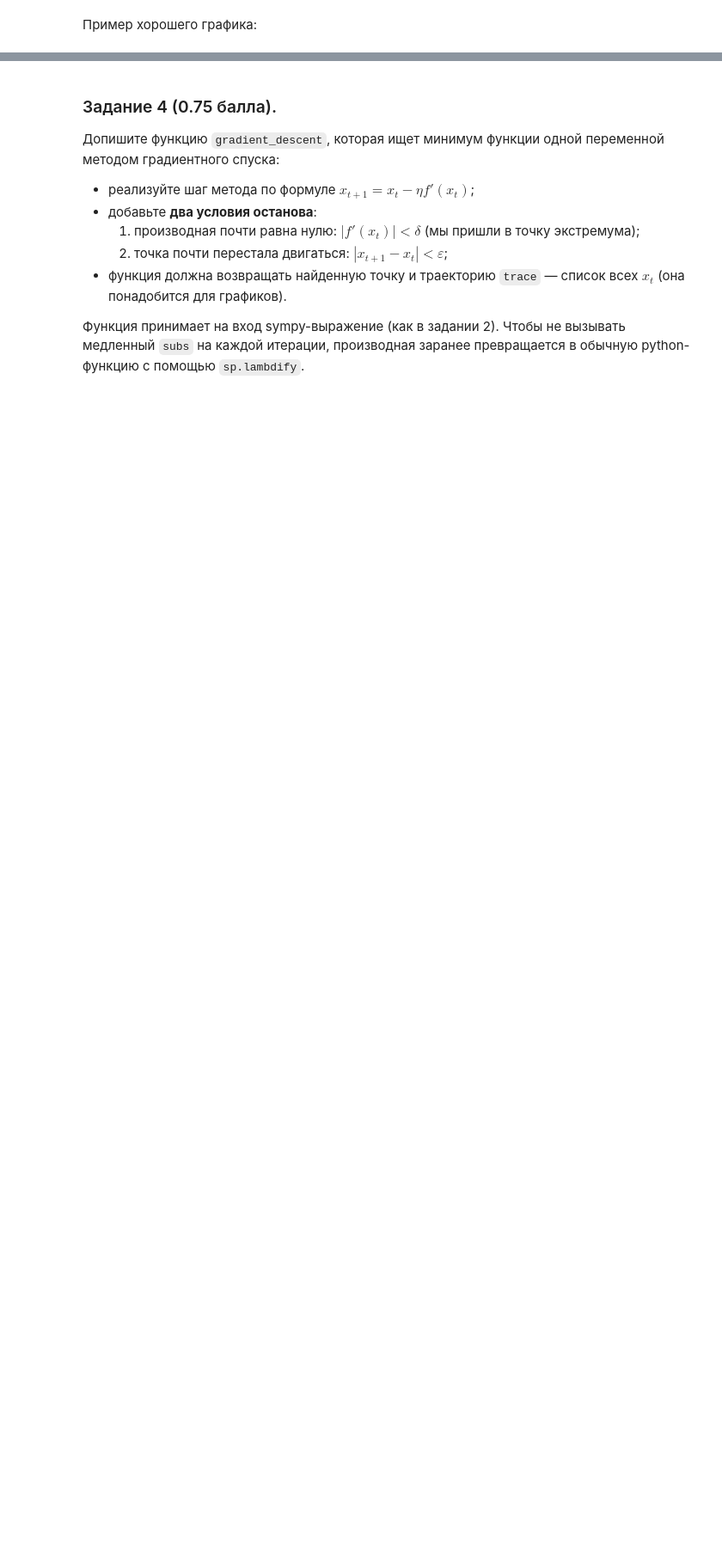
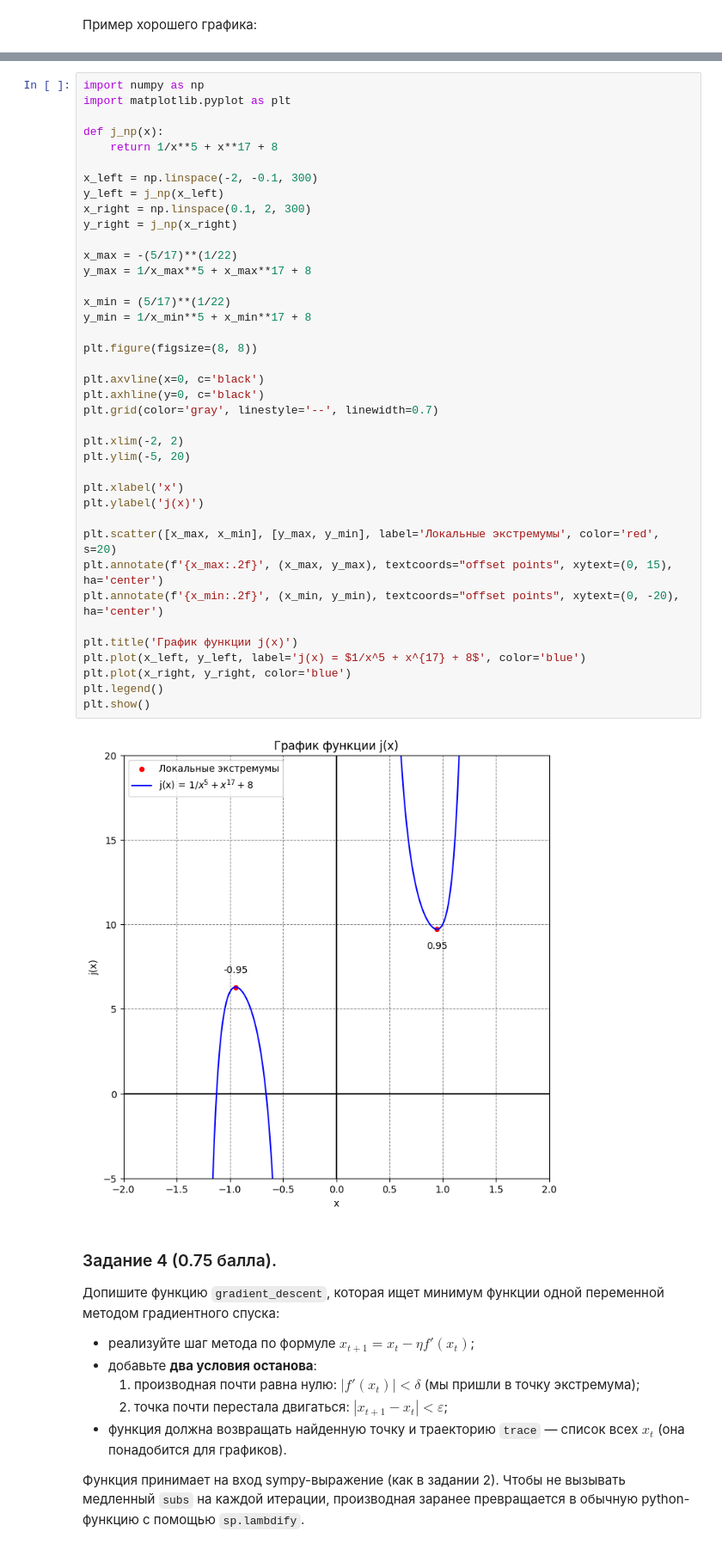
Before and after one commit to ivpatius/calc, a Jupyter notebook: HW1.ipynb, the cells around one changed output, grey strips where cells are left out. Shown at 86% size. Cells and saved outputs as stored; diff of their text form; blank space fills up the shorter version.

```diff
--- a/HW1.ipynb
+++ b/HW1.ipynb
@@ -198,3 +361,44 @@ plt.show()
+# %%
+import numpy as np
+import matplotlib.pyplot as plt
+
+def j_np(x):
+    return 1/x**5 + x**17 + 8
+
+x_left = np.linspace(-2, -0.1, 300)
+y_left = j_np(x_left)
+x_right = np.linspace(0.1, 2, 300)
+y_right = j_np(x_right)
+
+x_max = -(5/17)**(1/22)
+y_max = 1/x_max**5 + x_max**17 + 8
+
+x_min = (5/17)**(1/22)
+y_min = 1/x_min**5 + x_min**17 + 8
+
+plt.figure(figsize=(8, 8))
+
+plt.axvline(x=0, c='black')
+plt.axhline(y=0, c='black')
+plt.grid(color='gray', linestyle='--', linewidth=0.7)
+
+plt.xlim(-2, 2)
+plt.ylim(-5, 20)
+
+plt.xlabel('x')
+plt.ylabel('j(x)')
+
+plt.scatter([x_max, x_min], [y_max, y_min], label='Локальные экстремумы', color='red', s=20)
+plt.annotate(f'{x_max:.2f}', (x_max, y_max), textcoords="offset points", xytext=(0, 15), ha='center')
+plt.annotate(f'{x_min:.2f}', (x_min, y_min), textcoords="offset points", xytext=(0, -20), ha='center')
+
+plt.title('График функции j(x)')
+plt.plot(x_left, y_left, label='j(x) = $1/x^5 + x^{17} + 8$', color='blue')
+plt.plot(x_right, y_right, color='blue')
+plt.legend()
+plt.show()
+# %% [output]
+[figure, added]
 # %% [markdown]
 ### Задание 4 (0.75 балла).
 Допишите функцию `gradient_descent`, которая ищет минимум функции одной переменной методом градиентного спуска:
```
Also changed, not shown: parts of 43 cells of this notebook.
